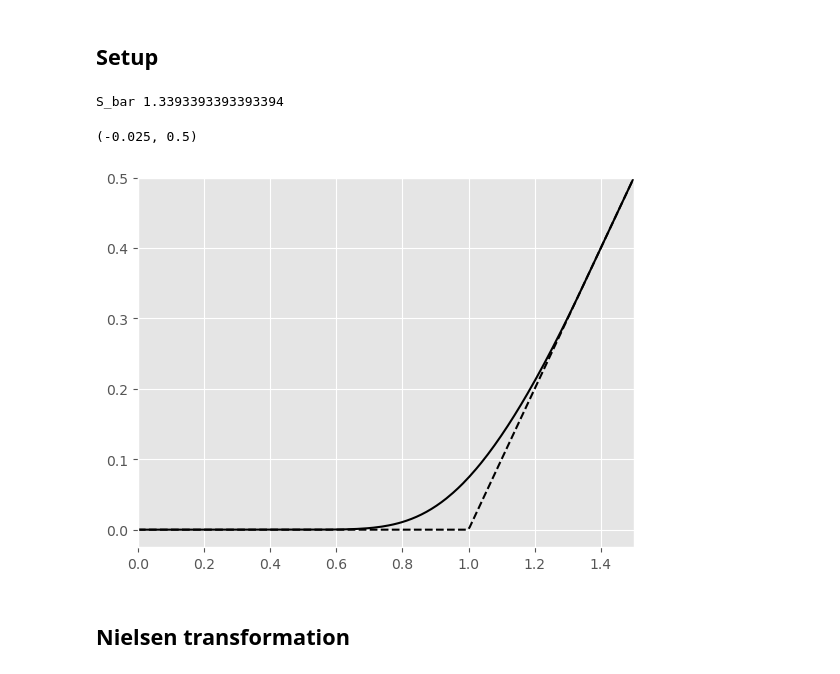
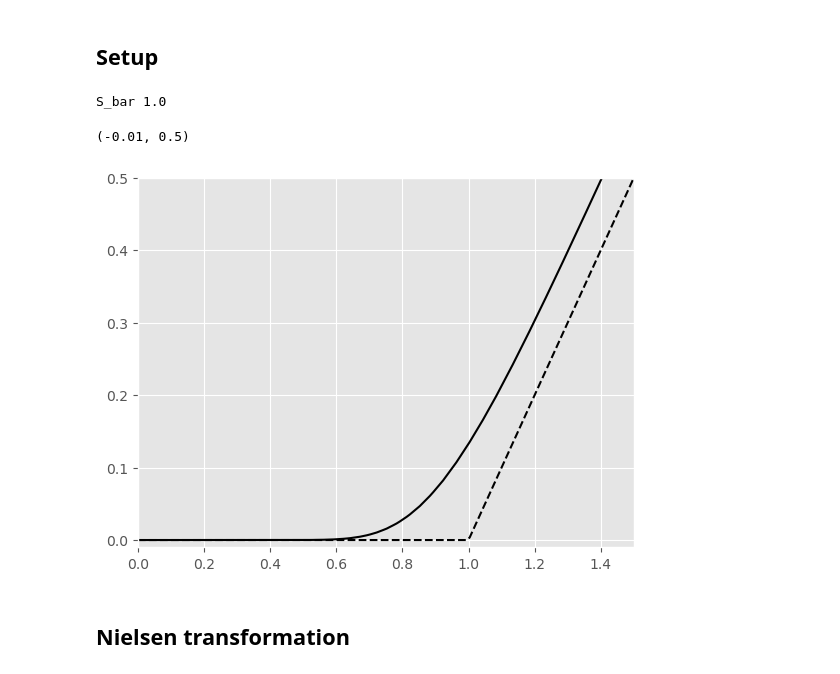
Before and after one commit to Alcruz/interstellar, a Jupyter notebook: src/numericalresults.ipynb, the cells around one changed output. Saved outputs shown, nothing was run; the diff lists cells and outputs as text; code cells hidden in the pictures.

```diff
--- a/src/numericalresults.ipynb
+++ b/src/numericalresults.ipynb
@@ -25,21 +38,21 @@ V_bopm = np.array([utils.calculate_amer_option(call, si, r, sigma, 1000, delta=d
 # %%
 from scipy import interpolate
 
-S_plot = np.linspace(0, 1.5, num=300)
-V_plot = np.array([utils.calculate_amer_option(call, si, r, sigma, 500, delta=delta) for si in S_plot])
+S_plot = np.linspace(0, 3, num=300)
+V_plot = np.array([utils.calculate_amer_option(call, si, r, sigma, 100, delta=delta) for si in S_plot])
 
-S_foo = np.linspace(K, 1.5, num=1000)
+S_foo = np.linspace(K, 3, num=1000)
 V_foo = interpolate.interp1d(S_plot, V_plot)
 print("S_bar", S_foo[np.argmax(np.abs(V_foo(S_foo) - call.payoff(S_foo)) <= 0.00001)])
 
 plt.plot(S_plot, V_plot, '-k')
 plt.plot(S_plot, call.payoff(S_plot), '--k')
 plt.xlim([0, 1.5])
-plt.ylim(top=0.5)
+plt.ylim(bottom=-0.01, top=0.5)
 # %% [output]
-S_bar 1.3393393393393394
+S_bar 1.0
-(-0.025, 0.5)
+(-0.01, 0.5)
-[figure, old version]
+[figure, new version]
 # %% [markdown]
 ## Nielsen transformation
 # %% [markdown]
```
Also changed, not shown: parts of 100 cells of this notebook, 2 other files.
